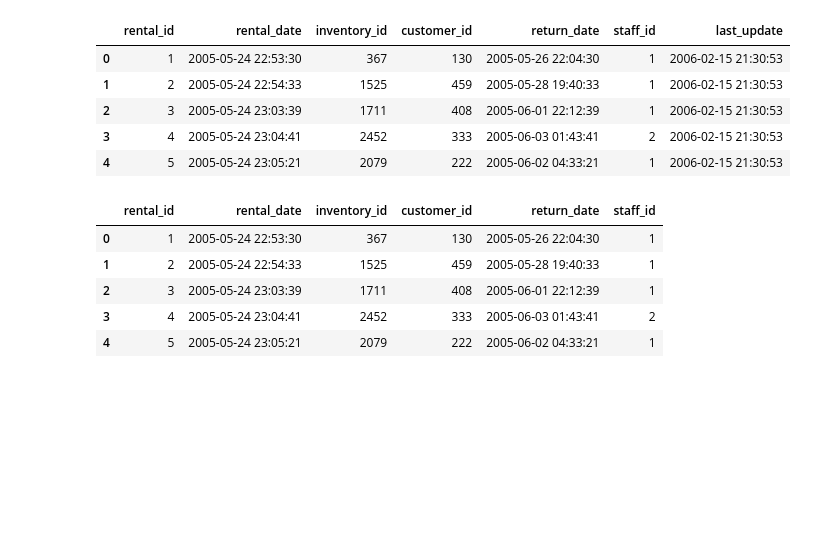
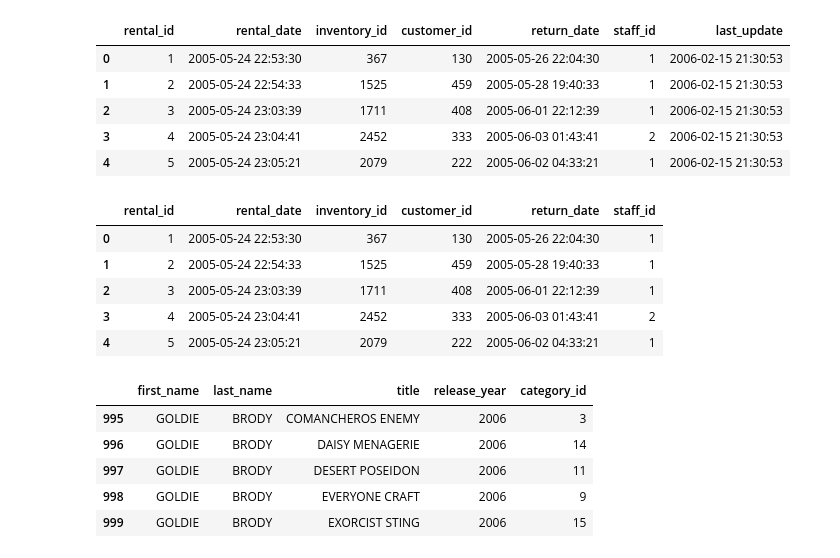
Before and after one commit to JuanGouveia/SQL-Project, a Jupyter notebook: your-code/book.ipynb, the cells around one changed output. Saved outputs shown, nothing was run; the diff lists cells and outputs as text; code cells hidden in the pictures; blank space fills up the shorter version.

```diff
--- a/your-code/book.ipynb
+++ b/your-code/book.ipynb
@@ -236,3 +227,5 @@ data_old.head()
 | 2 | PENELOPE | GUINESS | ANGELS LIFE | 2006 | 13 |
 | 3 | PENELOPE | GUINESS | BULWORTH COMMANDMENTS | 2006 | 10 |
 | 4 | PENELOPE | GUINESS | CHEAPER CLYDE | 2006 | 14 |
+# %%
+data_old.drop('release_year', axis = 1, inplace = True)
@@ -260,0 +269,9 @@ data_rent.head()
+# %%
+data_old.tail()
+# %% [output]
+|  | first_name | last_name | title | release_year | category_id |
+| 995 | GOLDIE | BRODY | COMANCHEROS ENEMY | 2006 | 3 |
+| 996 | GOLDIE | BRODY | DAISY MENAGERIE | 2006 | 14 |
+| 997 | GOLDIE | BRODY | DESERT POSEIDON | 2006 | 11 |
+| 998 | GOLDIE | BRODY | EVERYONE CRAFT | 2006 | 9 |
+| 999 | GOLDIE | BRODY | EXORCIST STING | 2006 | 15 |
```
Also changed, not shown: parts of 16 cells of this notebook.
